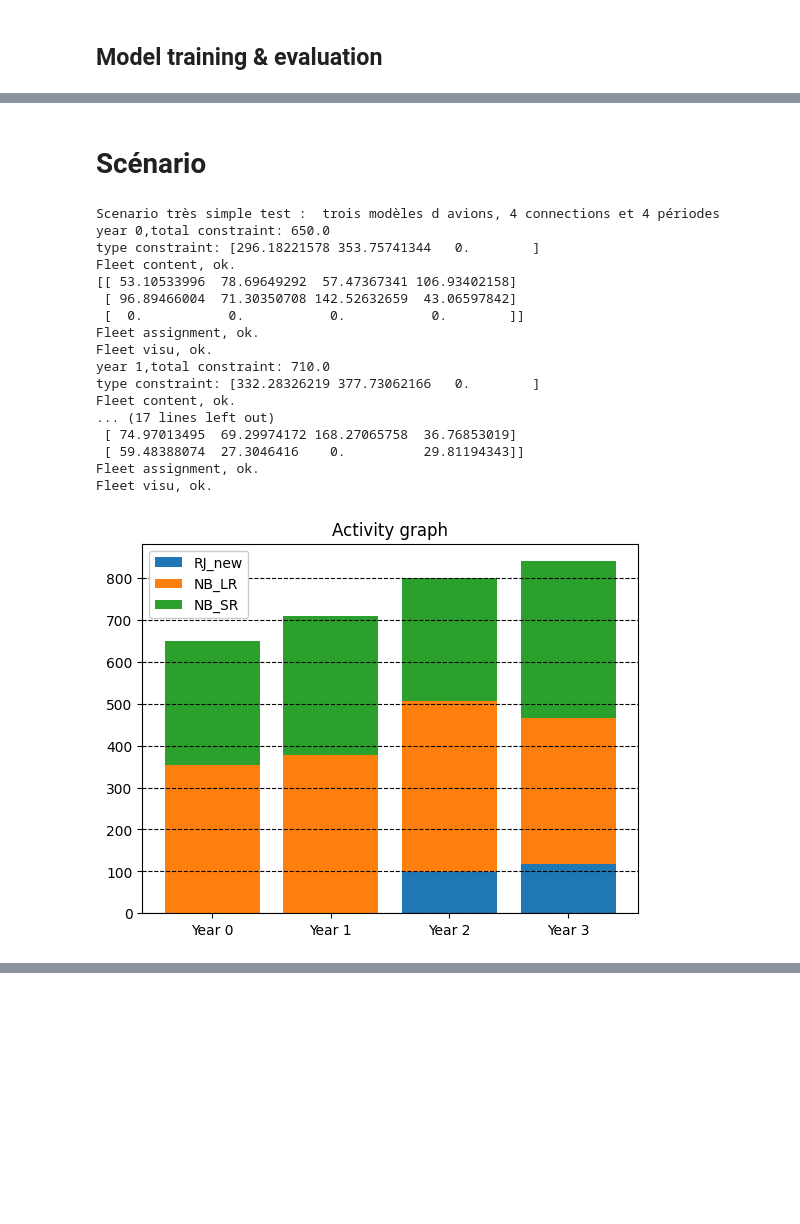
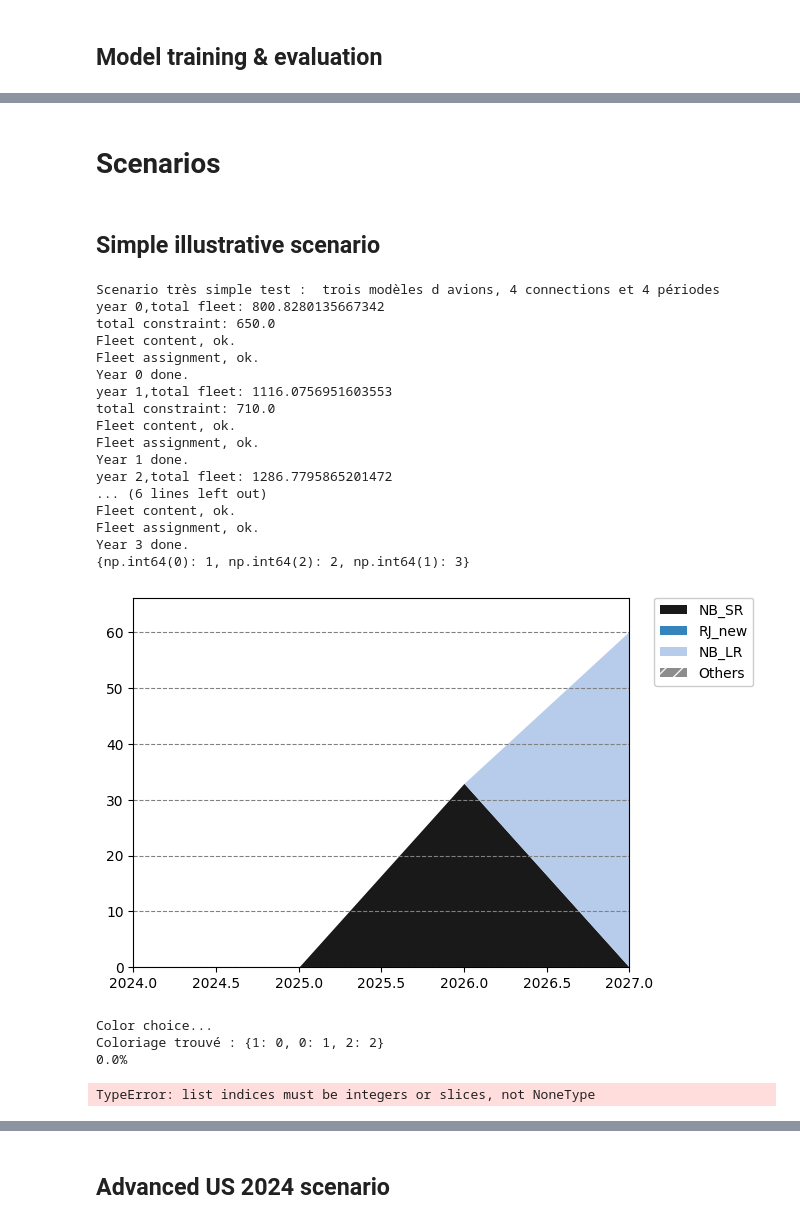
Before and after one commit to PacoViry/Thesis_models, a Jupyter notebook: main.ipynb, the cells around one changed output, grey strips where cells are left out. Drawn from its saved outputs; the diff is of its cells as text; code cells hidden in the pictures; blank space fills up the shorter version.

Commit message:
Refactor project structure

```diff
--- a/main.ipynb
+++ b/main.ipynb
@@ -420,43 +592,50 @@ R^2 : 0.930
 # %% [markdown]
-# Scénario
+# Scenarios
+# %% [markdown]
+## Simple illustrative scenario
 # %%
 print('Scenario très simple test :  trois modèles d avions, 4 connections et 4 périodes')
 types_names = ['NB_SR', 'NB_LR', 'RJ_new']
 alphas = np.array([0,1e-3, 2e-3])
 betas = np.array([0,1,-1 ])
 ranges = np.array([3500,3500, 2100])
 omegas_0 = np.array([0.0,0.0,0.0])[:, np.newaxis]
 
 initial_fleet = np.array([[2,1,0],[1,2,0],[0,0,0],[0,0,0],[0,0,0],[0,0,0]])
 deliveries = np.array([[[0,0,0],[0,0,0],[2,2,0],[0,0,0],[0,0,0],[0,0,0]],
                        [[0,0,0],[0,0,0],[0,0,0],[2,2,0],[0,0,0],[0,0,0]],
                        [[0,0,0],[0,0,0],[0,0,0],[0,0,0],[0,1,2],[0,0,0]],
                        [[0,0,0],[0,0,0],[0,0,0],[0,0,0],[0,0,0],[4,3,1]]])
 obs_sizes = np.array([80, 80, 50])
 retirement_prop = np.array([[-8,-8,-8],[1,1,1],[2,2,2],[3,3,3],[4,4,4],[6,6,6]])
-#equivalent de ADES, ADEP, Period, 'Distance', 'Seats_conn', 'Activity Seats_mod',
+#equivalent de ADES, ADEP, Period, 'Distance', 'Seats_conn', 'Av ac seats_mod',
 traffic_structures = np.array([[[0,0,0,2000.0,100000.0,150.0],[0,1,0,1300.0,100000.0,150.0],[1,0,0,3000.0,50000.0,200.0],[1,1,0,1000.0,60000.0,150.0]],
                                [[0,0,0,2000.0,100000.0,160.0],[0,1,0,1300.0,100000.0,170.0],[1,0,0,3000.0,50000.0,220.0],[1,1,0,1000.0,60000.0,160.0]],
                                [[0,0,0,2000.0,100000.0,180.0],[0,1,0,1300.0,100000.0,190.0],[1,0,0,3000.0,50000.0,250.0],[1,1,0,1000.0,60000.0,180.0]],
                                [[0,0,0,2000.0,100000.0,190.0],[0,1,0,1300.0,100000.0,200.0],[1,0,0,3000.0,50000.0,260.0],[1,1,0,1000.0,60000.0,190.0]]])
-aging_activity_coeff = 0.02
-type_obs, omegas_l, assignments = global_modelling.scenario(initial_fleet,deliveries,obs_sizes,traffic_structures,retirement_prop,alphas,betas, omegas_0,ranges, types_names = types_names, aging_activity_coeff=aging_activity_coeff)
+aging_activity_coeff = 0.01
+type_obs, omegas_l, assignments = global_modelling.scenario(initial_fleet,deliveries,obs_sizes,traffic_structures,retirement_prop,
+                                                            alphas,betas, omegas_0,ranges, types_names = types_names, aging_activity_coeff=aging_activity_coeff)
 # %% [output]
 Scenario très simple test :  trois modèles d avions, 4 connections et 4 périodes
-year 0,total constraint: 650.0
-type constraint: [296.18221578 353.75741344   0.        ]
+year 0,total fleet: 800.8280135667342
+total constraint: 650.0
 Fleet content, ok.
-[[ 53.10533996  78.69649292  57.47367341 106.93402158]
- [ 96.89466004  71.30350708 142.52632659  43.06597842]
- [  0.           0.           0.           0.        ]]
 Fleet assignment, ok.
-Fleet visu, ok.
-year 1,total constraint: 710.0
-type constraint: [332.28326219 377.73062166   0.        ]
+Year 0 done.
+year 1,total fleet: 1116.0756951603553
+total constraint: 710.0
 Fleet content, ok.
-... (17 lines left out)
- [ 74.97013495  69.29974172 168.27065758  36.76853019]
- [ 59.48388074  27.3046416    0.          29.81194343]]
 Fleet assignment, ok.
-Fleet visu, ok.
+Year 1 done.
+year 2,total fleet: 1286.7795865201472
+... (6 lines left out)
+Fleet content, ok.
+Fleet assignment, ok.
+Year 3 done.
+{np.int64(0): 1, np.int64(2): 2, np.int64(1): 3}
-[figure, old version]
+[figure, new version]
+Color choice...
+Coloriage trouvé : {1: 0, 0: 1, 2: 2}
+0.0%
+TypeError: list indices must be integers or slices, not NoneType
@@ -463,3 +643,5 @@ Fleet visu, ok.
+# %% [markdown]
+## Advanced US 2024 scenario
 # %% [markdown]
 On choisit désormais un scénario à modéliser. 3 options s'offrent à nous :
 1) Echelle Monde. On dispose de la flotte, mais pas du traffic exact.
```
Also changed, not shown: parts of 67 cells of this notebook, 10 other files.
